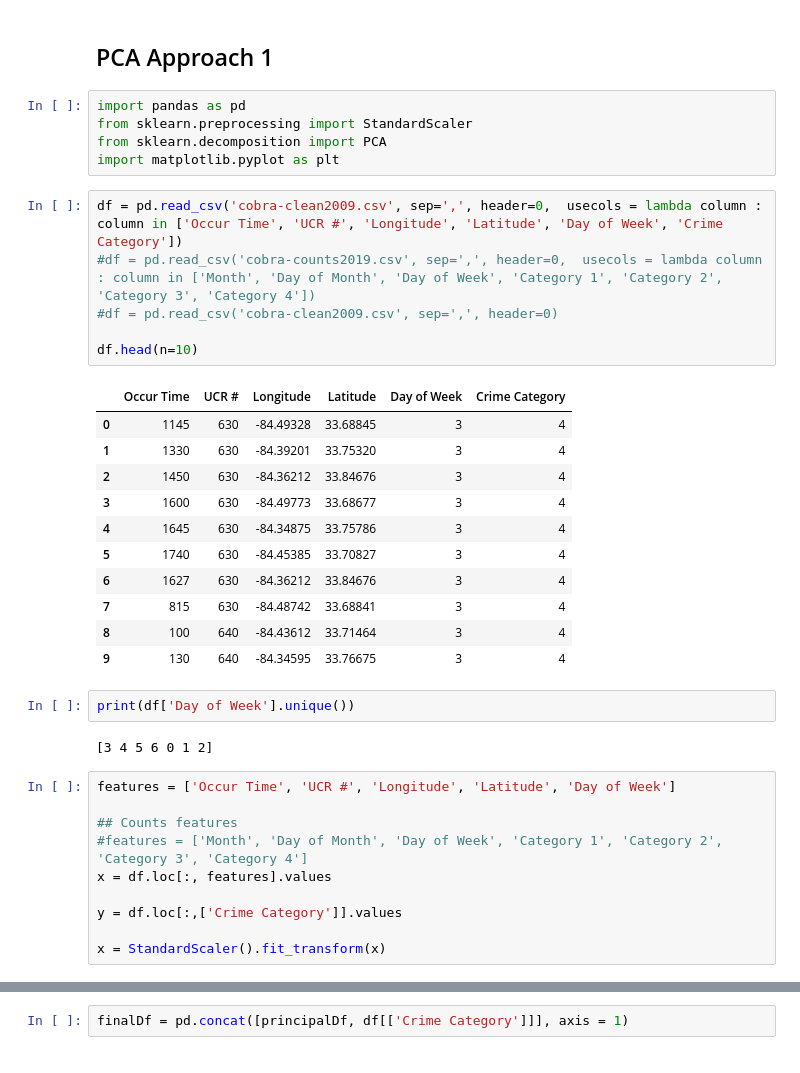
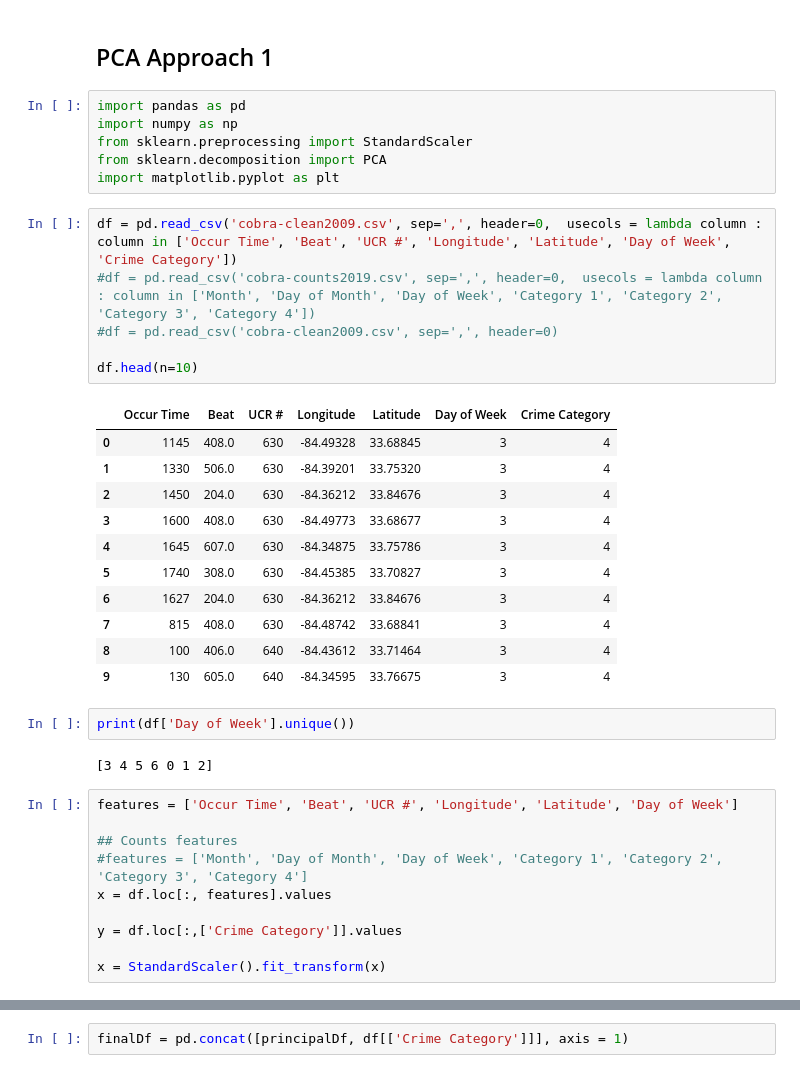
Before and after one commit to sanjeevprasada/AtlantaCrime, a Jupyter notebook: Dimensionality Reduction (PCA).ipynb, the cells around one changed output, grey strips where cells are left out. Saved outputs shown, nothing was run; the diff lists cells and outputs as text.

```diff
--- a/Dimensionality Reduction (PCA).ipynb
+++ b/Dimensionality Reduction (PCA).ipynb
@@ -2,33 +2,34 @@
 ## PCA Approach 1
 # %%
 import pandas as pd
+import numpy as np
 from sklearn.preprocessing import StandardScaler
 from sklearn.decomposition import PCA
 import matplotlib.pyplot as plt
 # %%
-df = pd.read_csv('cobra-clean2009.csv', sep=',', header=0,  usecols = lambda column : column in ['Occur Time', 'UCR #', 'Longitude', 'Latitude', 'Day of Week', 'Crime Category'])
+df = pd.read_csv('cobra-clean2009.csv', sep=',', header=0,  usecols = lambda column : column in ['Occur Time', 'Beat', 'UCR #', 'Longitude', 'Latitude', 'Day of Week', 'Crime Category'])
 #df = pd.read_csv('cobra-counts2019.csv', sep=',', header=0,  usecols = lambda column : column in ['Month', 'Day of Month', 'Day of Week', 'Category 1', 'Category 2', 'Category 3', 'Category 4'])
 #df = pd.read_csv('cobra-clean2009.csv', sep=',', header=0)
 
 df.head(n=10)
 # %% [output]
-|  | Occur Time | UCR # | Longitude | Latitude | Day of Week | Crime Category |
-| 0 | 1145 | 630 | -84.49328 | 33.68845 | 3 | 4 |
-| 1 | 1330 | 630 | -84.39201 | 33.75320 | 3 | 4 |
-| 2 | 1450 | 630 | -84.36212 | 33.84676 | 3 | 4 |
-| 3 | 1600 | 630 | -84.49773 | 33.68677 | 3 | 4 |
-| 4 | 1645 | 630 | -84.34875 | 33.75786 | 3 | 4 |
-| 5 | 1740 | 630 | -84.45385 | 33.70827 | 3 | 4 |
-| 6 | 1627 | 630 | -84.36212 | 33.84676 | 3 | 4 |
-| 7 | 815 | 630 | -84.48742 | 33.68841 | 3 | 4 |
-| 8 | 100 | 640 | -84.43612 | 33.71464 | 3 | 4 |
-| 9 | 130 | 640 | -84.34595 | 33.76675 | 3 | 4 |
+|  | Occur Time | Beat | UCR # | Longitude | Latitude | Day of Week | Crime Category |
+| 0 | 1145 | 408.0 | 630 | -84.49328 | 33.68845 | 3 | 4 |
+| 1 | 1330 | 506.0 | 630 | -84.39201 | 33.75320 | 3 | 4 |
+| 2 | 1450 | 204.0 | 630 | -84.36212 | 33.84676 | 3 | 4 |
+| 3 | 1600 | 408.0 | 630 | -84.49773 | 33.68677 | 3 | 4 |
+| 4 | 1645 | 607.0 | 630 | -84.34875 | 33.75786 | 3 | 4 |
+| 5 | 1740 | 308.0 | 630 | -84.45385 | 33.70827 | 3 | 4 |
+| 6 | 1627 | 204.0 | 630 | -84.36212 | 33.84676 | 3 | 4 |
+| 7 | 815 | 408.0 | 630 | -84.48742 | 33.68841 | 3 | 4 |
+| 8 | 100 | 406.0 | 640 | -84.43612 | 33.71464 | 3 | 4 |
+| 9 | 130 | 605.0 | 640 | -84.34595 | 33.76675 | 3 | 4 |
 # %%
 print(df['Day of Week'].unique())
 # %% [output]
 [3 4 5 6 0 1 2]
 # %%
-features = ['Occur Time', 'UCR #', 'Longitude', 'Latitude', 'Day of Week']
+features = ['Occur Time', 'Beat', 'UCR #', 'Longitude', 'Latitude', 'Day of Week']
 
 ## Counts features
 #features = ['Month', 'Day of Month', 'Day of Week', 'Category 1', 'Category 2', 'Category 3', 'Category 4']
```
Also changed, not shown: parts of 12 cells of this notebook.
